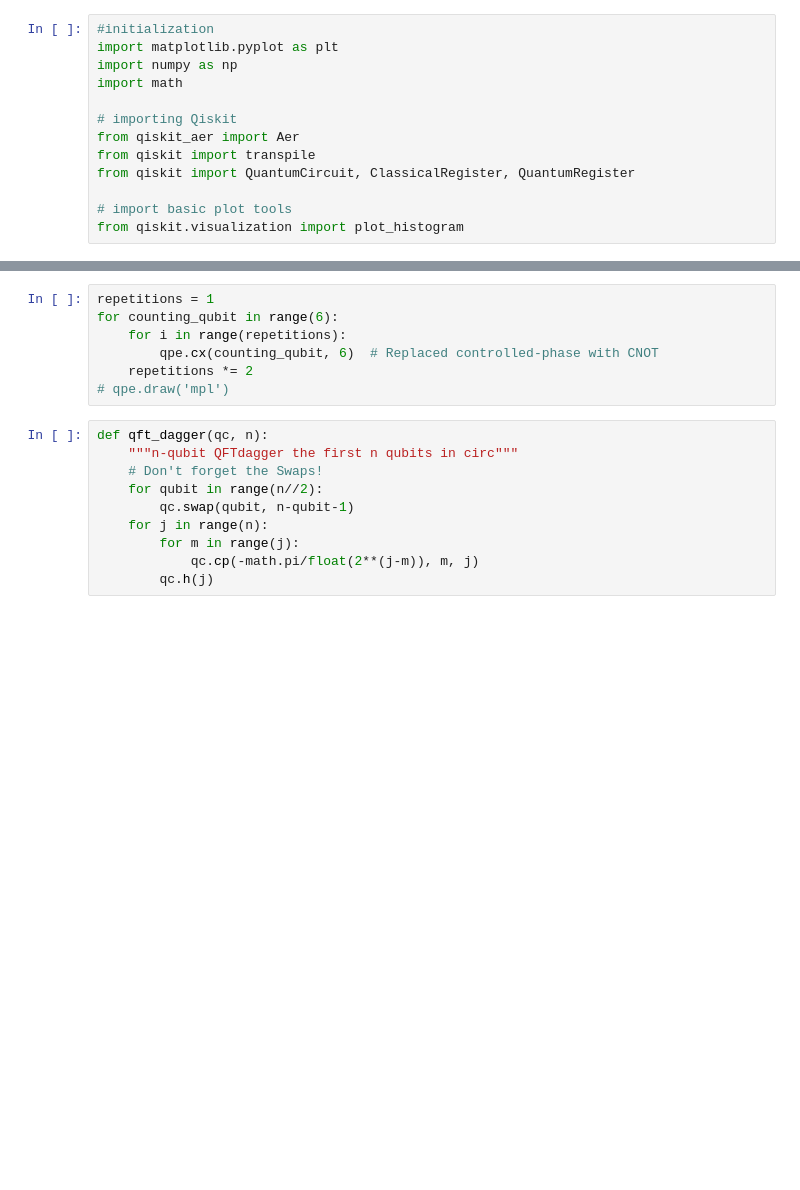
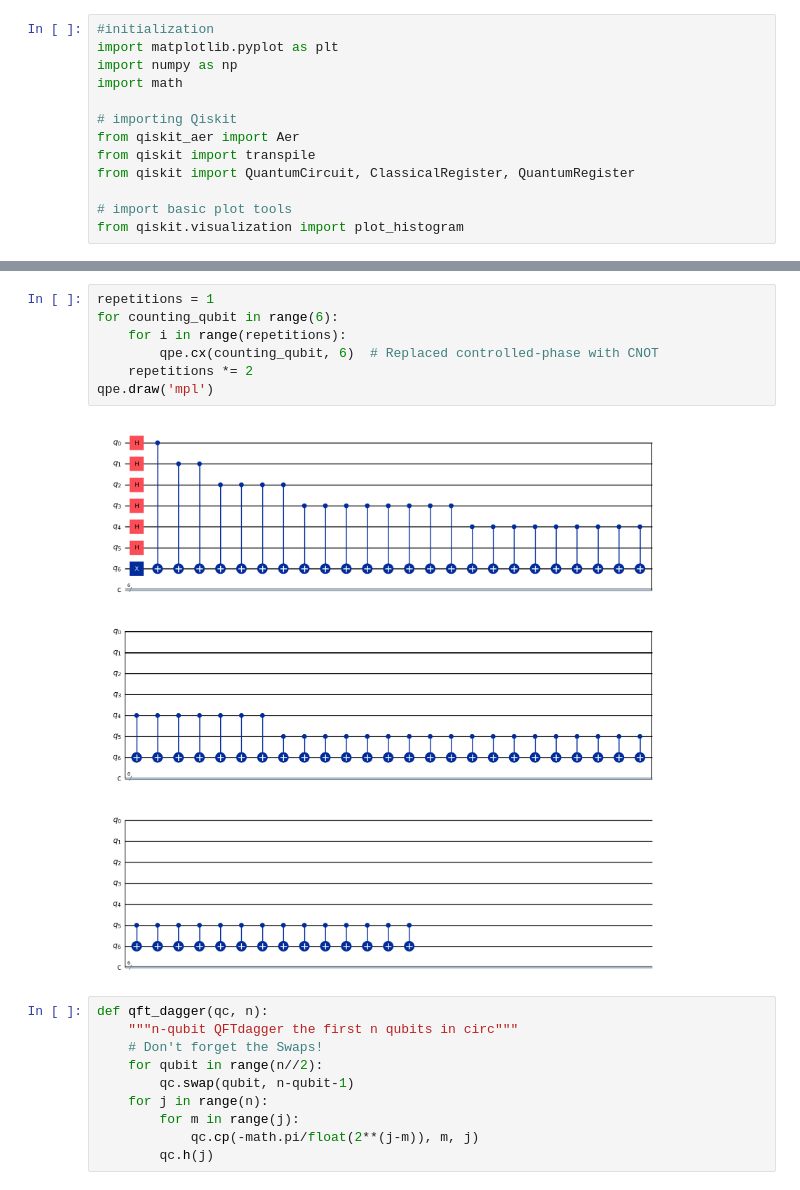
Before and after one commit to RowieK/Quantum-Computing-Minor, a Jupyter notebook: QCA/Assignment 3/qpe_excercise_3.ipynb, the cells around one changed output, grey strips where cells are left out. Drawn from its saved outputs; the diff is of its cells as text; blank space fills up the shorter version.

```diff
--- a/QCA/Assignment 3/qpe_excercise_3.ipynb
+++ b/QCA/Assignment 3/qpe_excercise_3.ipynb
@@ -22,10 +26,12 @@ qpe.draw('mpl')
 # %%
 repetitions = 1
 for counting_qubit in range(6):
     for i in range(repetitions):
         qpe.cx(counting_qubit, 6)  # Replaced controlled-phase with CNOT
     repetitions *= 2
-# qpe.draw('mpl')
+qpe.draw('mpl')
+# %% [output]
+[figure, added]
 # %%
 def qft_dagger(qc, n):
     """n-qubit QFTdagger the first n qubits in circ"""
```
Also changed, not shown: parts of 4 cells of this notebook.
